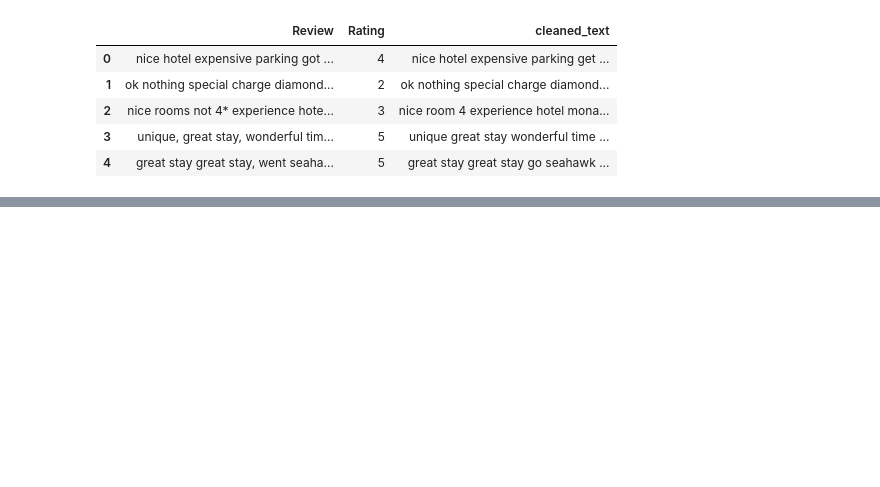
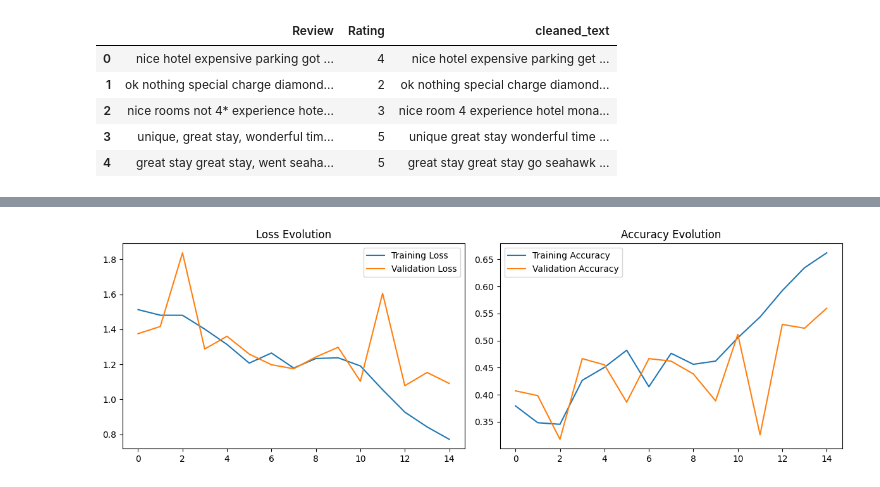
Before and after one commit to cesar1884/NLP_reviews_TripAdvisor, a Jupyter notebook: notebooks/Deep_Learning.ipynb, the cells around one changed output, grey strips where cells are left out. Saved outputs shown, nothing was run; the diff lists cells and outputs as text; code cells hidden in the pictures; blank space fills up the shorter version.

```diff
--- a/notebooks/Deep_Learning.ipynb
+++ b/notebooks/Deep_Learning.ipynb
@@ -1071,0 +306,18 @@ Result are not as good but we have a model that overfit less. the curves are clo
+# %%
+checkpoint = ModelCheckpoint('simpler_model.h5', save_best_only=True, monitor='val_accuracy', mode='max', verbose=1)
+
+simpler_model = Sequential([
+    Embedding(MAX_VOCAB_SIZE, EMBEDDING_DIM, input_length=MAX_SEQUENCE_LENGTH),
+    LSTM(32, return_sequences=True),
+    Dropout(0.2),
+    LSTM(16),
+    Dense(5, activation='softmax')
+])
+
+simpler_model.compile(loss='sparse_categorical_crossentropy', optimizer=Adam(), metrics=['accuracy'])
+simpler_model.summary()
+
+train_sequences, val_sequences, train_labels, val_labels = train_test_split(padded_sequences, labels, test_size=0.2, random_state=42)
+simpler_history = simpler_model.fit(train_sequences, train_labels, validation_data=(val_sequences, val_labels), epochs=15, batch_size=32, class_weight=class_weights_dict, callbacks=[checkpoint, early_stopping_cb, lr_cb])
+
+simpler_best_model = load_model('simpler_model.h5')
@@ -1071,0 +342,4 @@ Result are not as good but we have a model that overfit less. the curves are clo
+# %%
+plot_loss_accuracy(simpler_history)
+# %% [output]
+[figure, added]
```
Also changed, not shown: parts of 142 cells of this notebook, 5 other files.
